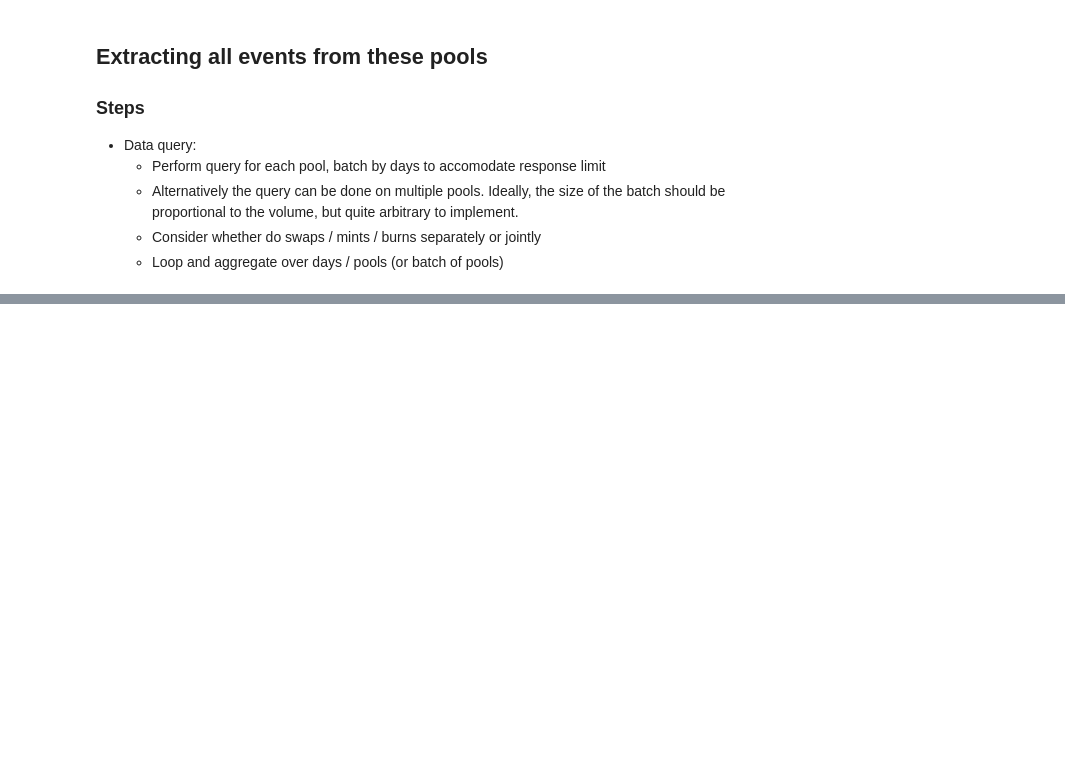
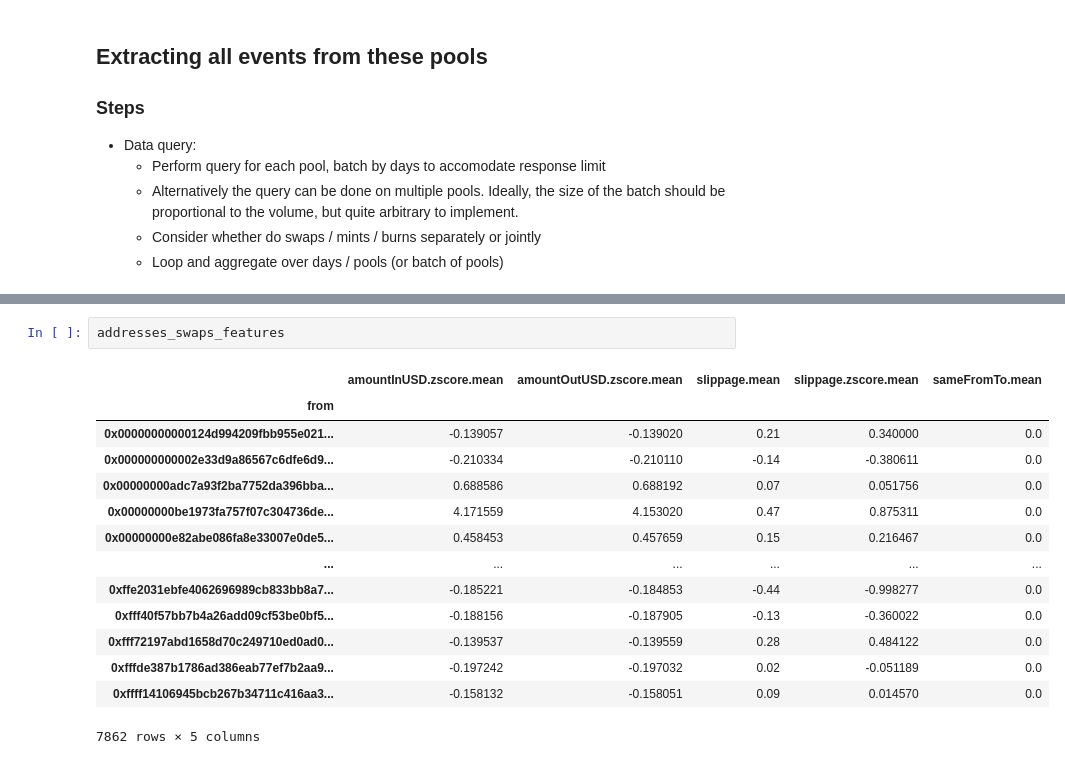
Before and after one commit to juliencarponcy/py0xcluster, a Jupyter notebook: notebooks/Pool_clustering.ipynb, the cells around one changed output, grey strips where cells are left out. Cells and saved outputs as stored; diff of their text form; blank space fills up the shorter version.

```diff
--- a/notebooks/Pool_clustering.ipynb
+++ b/notebooks/Pool_clustering.ipynb
@@ -166,0 +256,17 @@ Queriying from 2023-01-14 00:00:00 to 2023-01-15 00:00:00
+# %%
+addresses_swaps_features
+# %% [output]
+|  | amountInUSD.zscore.mean | amountOutUSD.zscore.mean | slippage.mean | slippage.zscore.mean | sameFromTo.mean |
+| from |  |  |  |  |  |
+| 0x00000000000124d994209fbb955e021... | -0.139057 | -0.139020 | 0.21 | 0.340000 | 0.0 |
+| 0x000000000002e33d9a86567c6dfe6d9... | -0.210334 | -0.210110 | -0.14 | -0.380611 | 0.0 |
+| 0x00000000adc7a93f2ba7752da396bba... | 0.688586 | 0.688192 | 0.07 | 0.051756 | 0.0 |
+| 0x00000000be1973fa757f07c304736de... | 4.171559 | 4.153020 | 0.47 | 0.875311 | 0.0 |
+| 0x00000000e82abe086fa8e33007e0de5... | 0.458453 | 0.457659 | 0.15 | 0.216467 | 0.0 |
+| ... | ... | ... | ... | ... | ... |
+| 0xffe2031ebfe4062696989cb833bb8a7... | -0.185221 | -0.184853 | -0.44 | -0.998277 | 0.0 |
+| 0xfff40f57bb7b4a26add09cf53be0bf5... | -0.188156 | -0.187905 | -0.13 | -0.360022 | 0.0 |
+| 0xfff72197abd1658d70c249710ed0ad0... | -0.139537 | -0.139559 | 0.28 | 0.484122 | 0.0 |
+| 0xfffde387b1786ad386eab77ef7b2aa9... | -0.197242 | -0.197032 | 0.02 | -0.051189 | 0.0 |
+| 0xffff14106945bcb267b34711c416aa3... | -0.158132 | -0.158051 | 0.09 | 0.014570 | 0.0 |
+7862 rows × 5 columns
```
Also changed, not shown: parts of 23 cells of this notebook, 6 other files.
